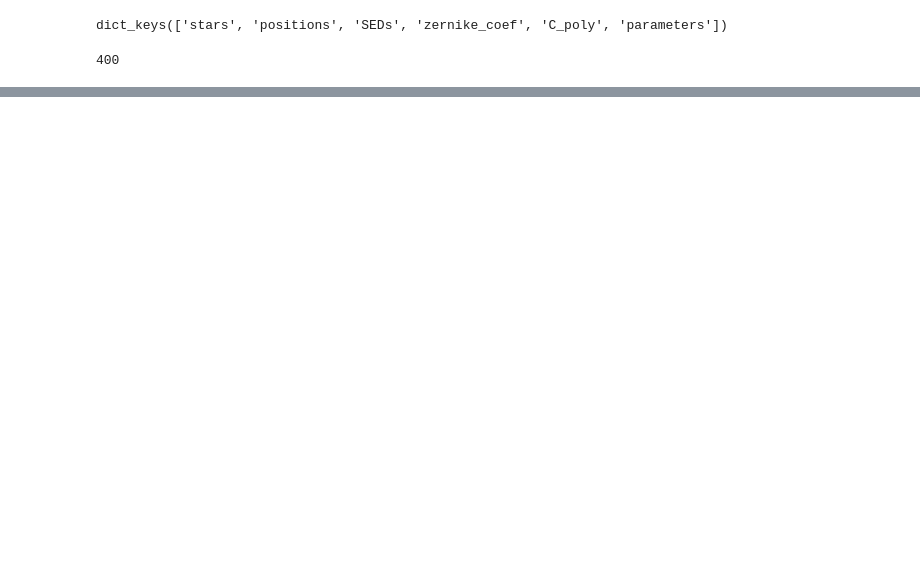
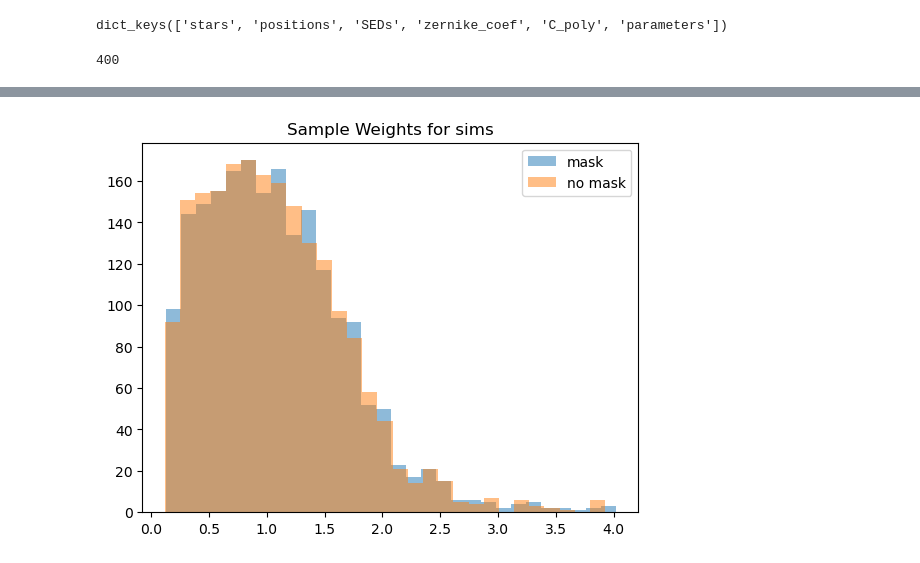
Before and after one commit to CosmoStat/wf-psf, a Jupyter notebook: data/masked_dataset/gen_masked_dataset.ipynb, the cells around one changed output, grey strips where cells are left out. Saved outputs shown, nothing was run; the diff lists cells and outputs as text; code cells hidden in the pictures; blank space fills up the shorter version.

```diff
--- a/data/masked_dataset/gen_masked_dataset.ipynb
+++ b/data/masked_dataset/gen_masked_dataset.ipynb
@@ -106,0 +145,11 @@ plt.show()
+# %%
+import matplotlib.pyplot as plt
+
+plt.hist(sample_weights, bins='auto', alpha=0.5, label='mask')
+plt.hist(sample_weights_no_mask, bins='auto', alpha=0.5, label='no mask')
+plt.legend()
+plt.title("Sample Weights for sims")
+plt.savefig("sample_weights_for_sims.png", dpi=300)
+plt.show()
+# %% [output]
+[figure, added]
```
Also changed, not shown: parts of 18 cells of this notebook, 1 other file.
